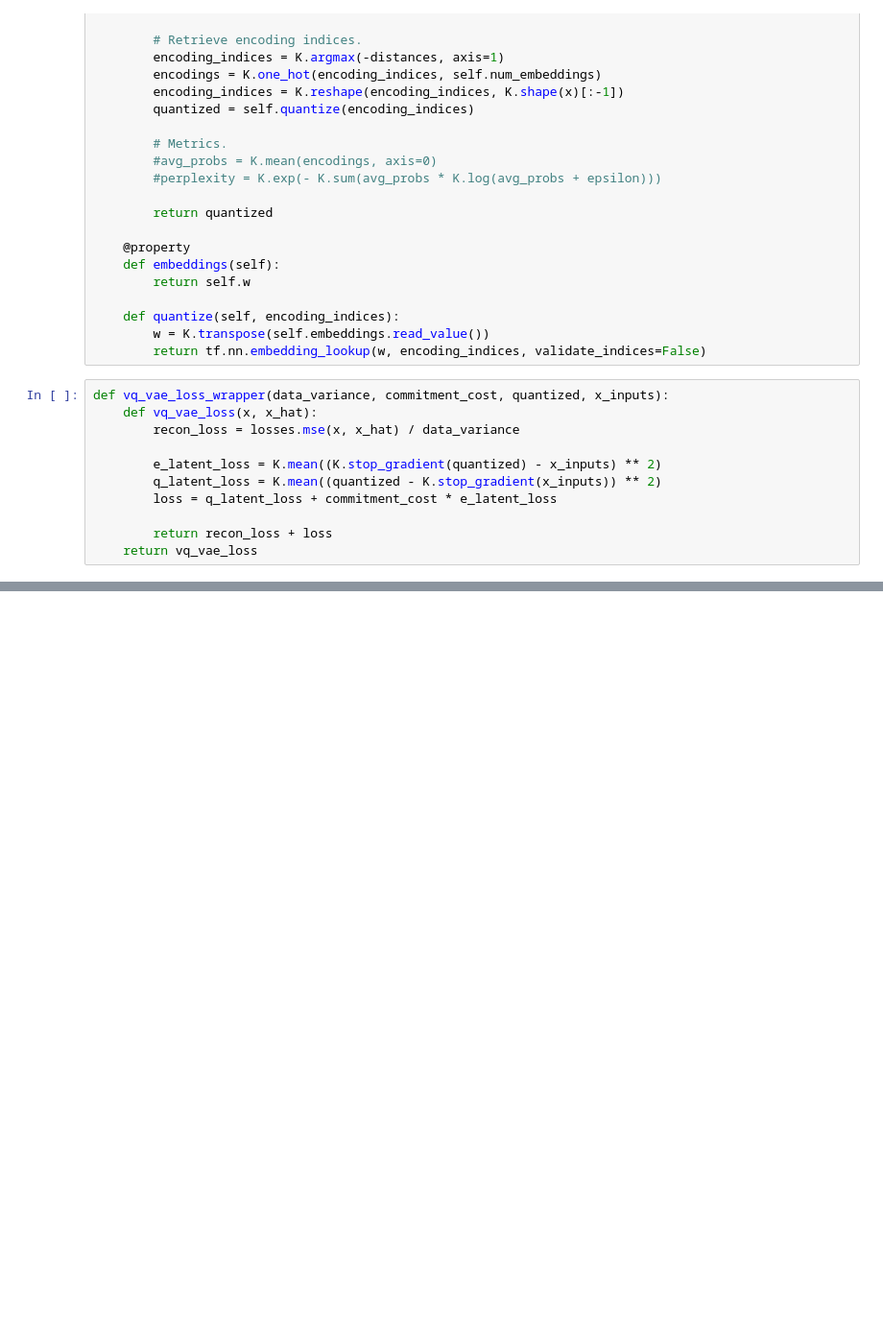
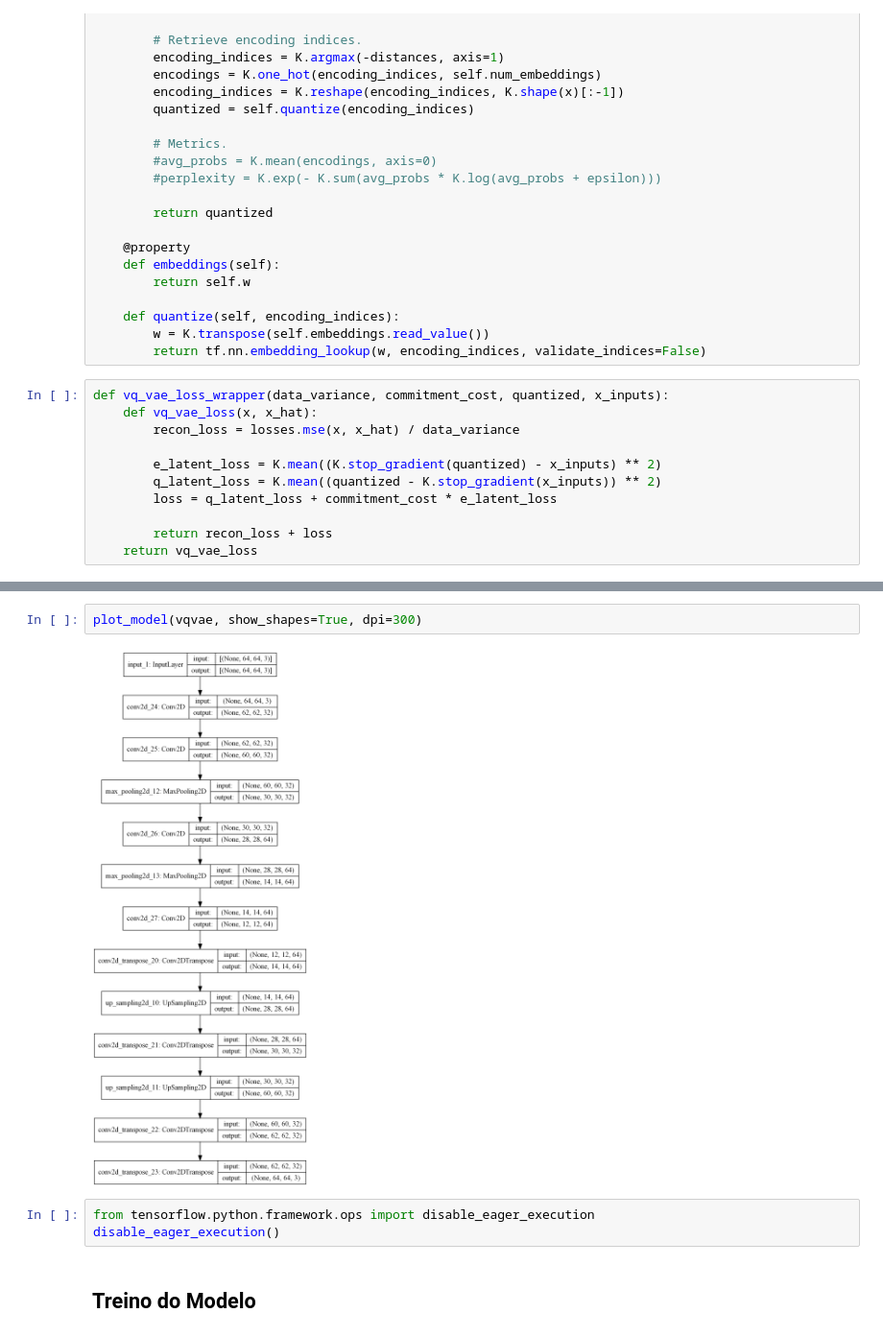
Before and after one commit to vector-b/VAE-Dogs, a Jupyter notebook: VAE-Dogs.ipynb, the cells around one changed output, grey strips where cells are left out. Shown at 96% size. Cells and saved outputs as stored; diff of their text form; blank space fills up the shorter version.

```diff
--- a/VAE-Dogs.ipynb
+++ b/VAE-Dogs.ipynb
@@ -219,3 +221,12 @@ encoder = Model(input_img, enc)
+# %%
+plot_model(vqvae, show_shapes=True, dpi=300)
+# %% [output]
+[figure, added]
+# %%
+from tensorflow.python.framework.ops import disable_eager_execution
+disable_eager_execution()
+# %% [markdown]
+## Treino do Modelo
 # %%
 history = vqvae.fit(X_train, X_train,
                     batch_size=batch_size, epochs=30,
```
Also changed, not shown: parts of 21 cells of this notebook, 2 other files.
